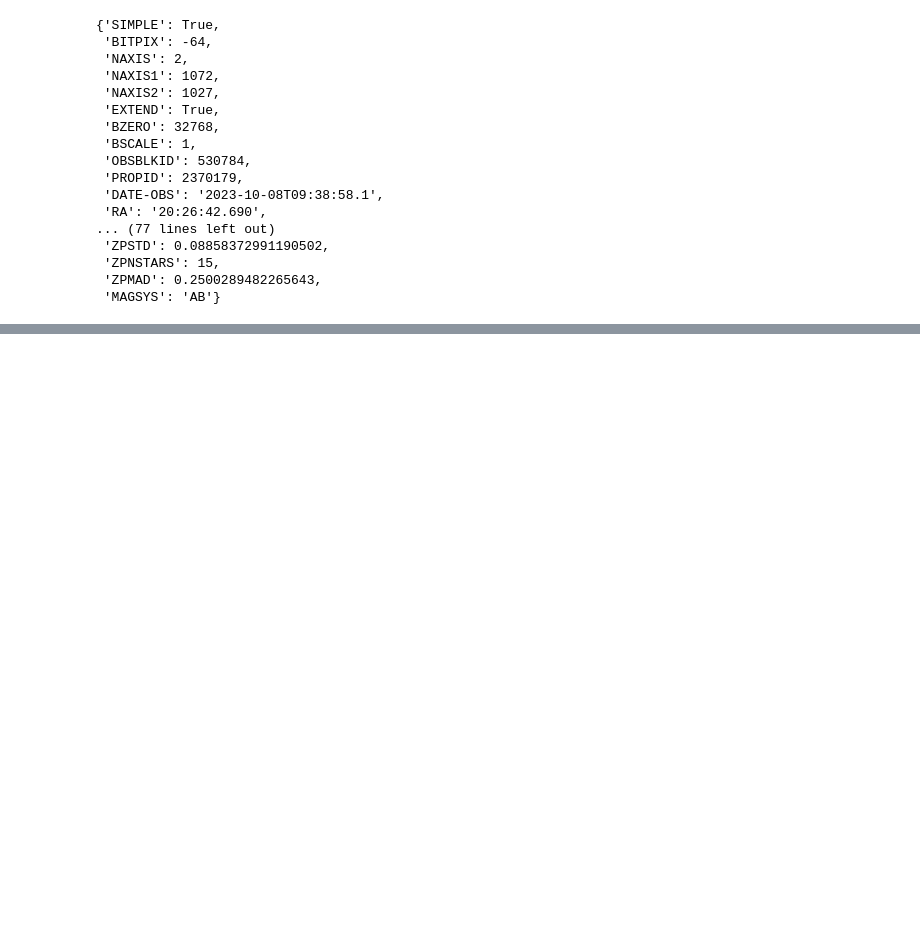
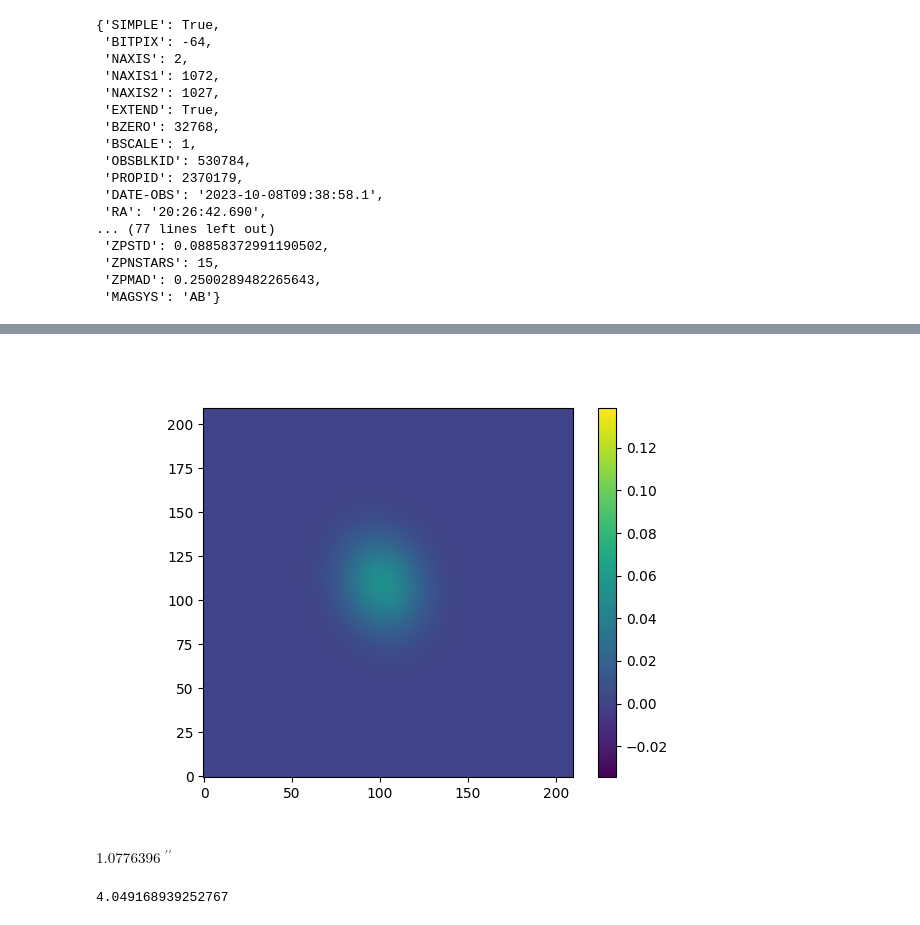
Before and after one commit to MaxFleming23/WiFeS_seeing, a Jupyter notebook: pipeline.ipynb, the cells around one changed output, grey strips where cells are left out. Cells and saved outputs as stored; diff of their text form; code cells hidden in the pictures; blank space fills up the shorter version.

Commit message:
fwhm

```diff
--- a/pipeline.ipynb
+++ b/pipeline.ipynb
@@ -2188,0 +2210,11 @@ plt.show()
+# %%
+model = Gaussian2D(
+    amplitude=np.max(psf_array),
+    x_mean=center[0],
+    y_mean=center[1],
+    x_stddev=5,
+    y_stddev=5
+)
+fitter = TRFLSQFitter(calc_uncertainties=True)
+fitted_model = fitter(model,x,y,psf_array)
+fitted_model
@@ -2189,3 +2228,31 @@ plt.show()
+# %%
+plt.figure(clear=True)
+plt.imshow(fitted_model.evaluate(x,y,*fitted_model.parameters), norm=norm, origin='lower', cmap='viridis')
+plt.colorbar()
+# plt.gca().invert_yaxis()
+# plt.gca().invert_xaxis()
+plt.show()
+# %% [output]
+[figure, added]
+# %%
+psf_fit_cat = load_object('/Users/astqx/Desktop/WiFeS/WiFeS_seeing/test_0/psf_model/OBK-530784-WiFeS-Acq--UT20231008T093800-5_sources.pkl').get_data()
+pix_scale = psf_fit_cat[PIXSCALE_KEY][0]
+
+a = fitted_model.x_stddev
+b = fitted_model.y_stddev
+
+fwhm_pix = 2*np.sqrt(np.log(2)*(a**2 + b**2))
+fwhm_deg = fwhm_pix*pix_scale * u.deg
+fwhm_deg.to(u.arcsec)
+# %% [output]
+$1.0776396 \; \mathrm{{}^{\prime\prime}}$
+# %%
+fx = fitted_model.x_fwhm
+fy = fitted_model.y_fwhm
+
+np.sqrt(0.5*(fx**2 + fy**2))
+# %% [output]
+4.049168939252767
 # %%
 nrows = 4
 ncols = 5
```
Also changed, not shown: parts of 9 cells of this notebook, 48 other files.
